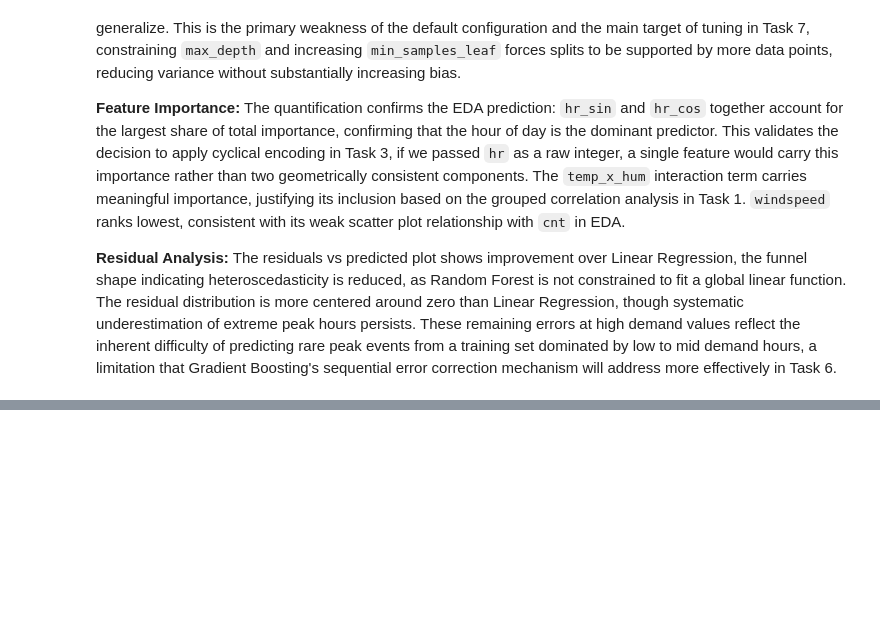
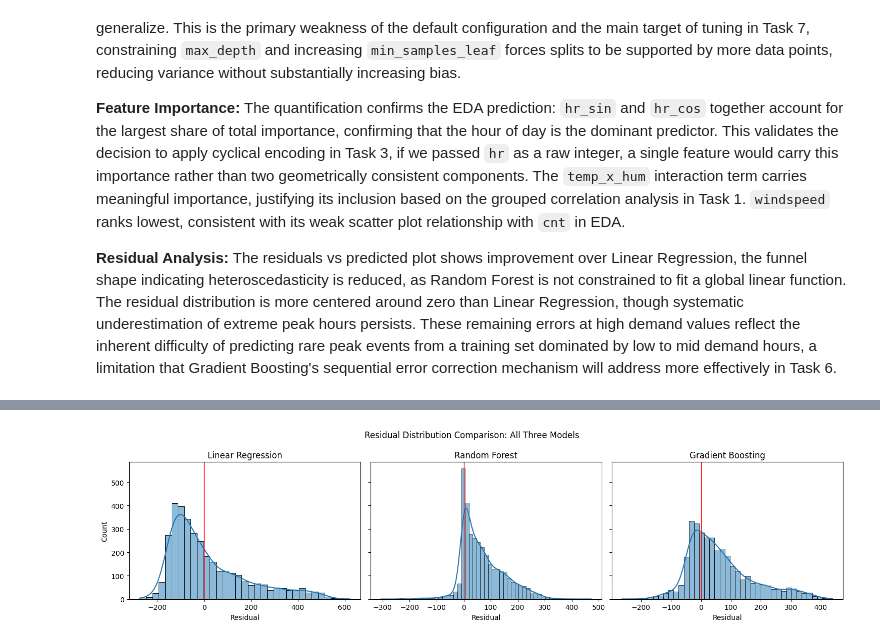
Before and after one commit to adakoieu2024-collab/ml-assignment2, a Jupyter notebook: assignment_2_Alesia_Dako.ipynb, the cells around one changed output, grey strips where cells are left out. Drawn from its saved outputs; the diff is of its cells as text; code cells hidden in the pictures; blank space fills up the shorter version.

```diff
--- a/assignment_2_Alesia_Dako.ipynb
+++ b/assignment_2_Alesia_Dako.ipynb
@@ -922,0 +1049,19 @@ address more effectively in Task 6.
+# %%
+# Compare residual distributions across all three models visually
+fig, axes = plt.subplots(1, 3, figsize=(15, 4), sharey=True)
+
+for ax, residuals, title in zip(
+    axes,
+    [residuals_lr, residuals_rf, residuals_gb],
+    ['Linear Regression', 'Random Forest', 'Gradient Boosting']
+):
+    sns.histplot(residuals, kde=True, ax=ax)
+    ax.axvline(0, color='red', linewidth=1)
+    ax.set_title(title)
+    ax.set_xlabel("Residual")
+
+plt.suptitle("Residual Distribution Comparison: All Three Models")
+plt.tight_layout()
+plt.show()
+# %% [output]
+[figure, added]
```
Also changed, not shown: parts of 23 cells of this notebook.
